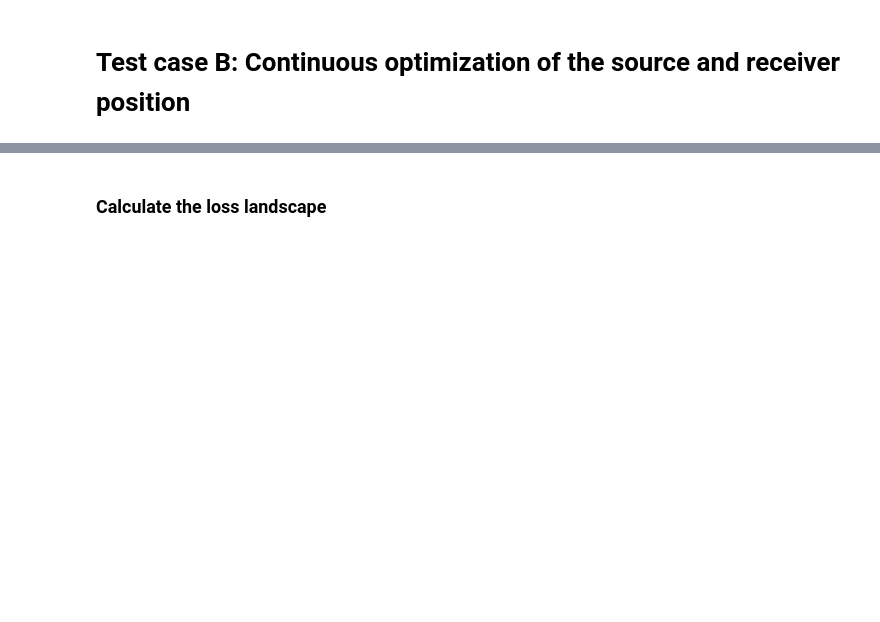
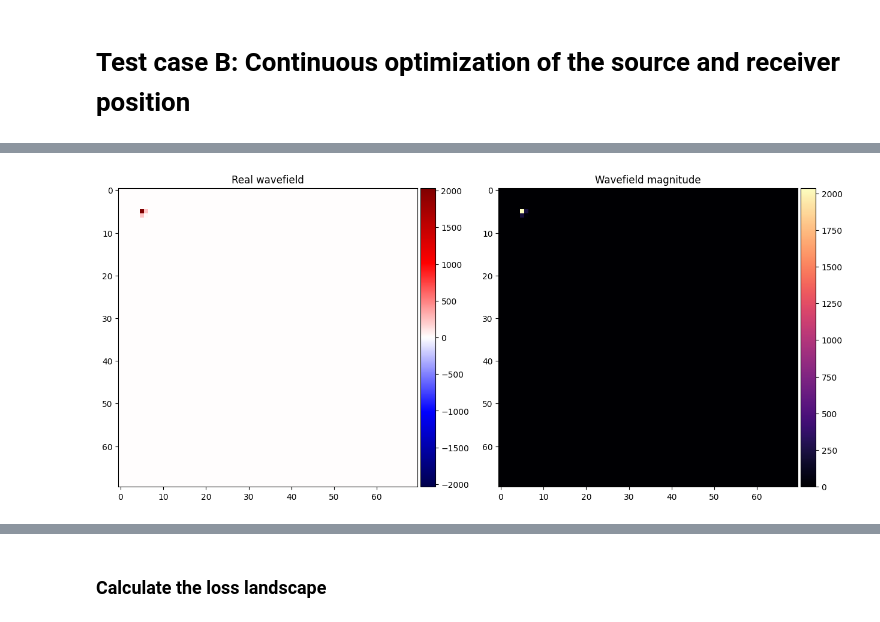
Before and after one commit to armercier/Hybrid-OED, a Jupyter notebook: src/scripts/test_case_B.ipynb, the cells around one changed output, grey strips where cells are left out. Saved outputs shown, nothing was run; the diff lists cells and outputs as text; code cells hidden in the pictures; blank space fills up the shorter version.

```diff
--- a/src/scripts/test_case_B.ipynb
+++ b/src/scripts/test_case_B.ipynb
@@ -49,0 +32,64 @@ _ = display_complex_field(src)
+# %%
+x = N[0]//2 + 0.01
+y = N[1]//2 + 0.01
+src_coord = jnp.array([[y, x]]).astype(jnp.float32)
+# receiver_coords = jnp.array([[8.1, 28.1]]).astype(jnp.float32)
+# receiver_coords = jnp.array([[8.1, 2*28.1]]).astype(jnp.float32)
+
+def generate_2D_gridded_src_rec_positions(N=(70, 70), num_sources=20, num_receivers=10):
+    """
+    Generate a 2D grid of positions for sources and receivers with more sources than receivers,
+    arranged in a staggered grid. The offset between a source and a receiver is half the source spacing.
+
+    Parameters:
+    - N: Tuple[int, int], dimensions of the 2D grid (Nx, Ny).
+    - num_sources: int, number of source positions along each axis.
+    - num_receivers: int, number of receiver positions along each axis.
+
+    Returns:
+    - src_coords: jnp.ndarray, source positions as a 2D array.
+    - recv_coords: jnp.ndarray, receiver positions as a 2D array.
+    """
+    Nx, Ny = N
+
+    # Generate evenly spaced indices for sources
+    src_x = jnp.linspace(5, Nx - 5, num_sources, dtype=jnp.float32)
+    src_y = jnp.linspace(5, Ny - 5, num_sources, dtype=jnp.float32)
+
+    # Compute receiver positions with fewer points
+    recv_x = jnp.linspace(5 + (Nx - 10) / (2 * num_receivers), Nx - 5 - (Nx - 10) / (2 * num_receivers), num_receivers, dtype=jnp.float32)
+    recv_y = jnp.linspace(5 + (Ny - 10) / (2 * num_receivers), Ny - 5 - (Ny - 10) / (2 * num_receivers), num_receivers, dtype=jnp.float32)
+
+    # Create 2D grid coordinates for sources and receivers
+    src_coords = jnp.array([[x, y] for x in src_x for y in src_y], dtype=jnp.int32)
+    recv_coords = jnp.array([[x, y] for x in recv_x for y in recv_y], dtype=jnp.int32)
+
+    return src_coords, recv_coords
+
+
+src_coords_list, receiver_coords_list = generate_2D_gridded_src_rec_positions(N=(70, 70), num_sources=3, num_receivers=5)
+
+
+num_sources = src_coords_list.shape[0]
+# sensors_positions = (receiver_coords_list[:,0],receiver_coords_list[:,1])
+# sensors = Sensors(positions=sensors_positions)
+# source_positions = (src_coords_list[:,0],src_coords_list[:,1])
+
+# print(sensors_positions)
+
+src_coord = src_coords_list + 0.1
+print(src_coord)
+print(src_coord[0][0], src_coord[0][1])
+
+# many receivers
+# receiver_coords = jnp.array([[8.1, 0.125*N[1]+0.1]]).astype(jnp.float32)
+receiver_coords = receiver_coords_list + 0.1
+print(receiver_coords)
+
+# receiver_coords = jnp.array([[8.1, 0.125*N[1]+0.1],[8.1, 0.25*N[1]+0.1], [8.1, 0.5*N[1]+0.1], [8.1, 0.75*N[1]+0.1], [8.1, 0.90*N[1]+0.1],]).astype(jnp.float32)
+
+src = create_src_field(N, src_coord[0][0], src_coord[0][1], domain, omega)
+
+# Plotting
+_ = display_complex_field(src)
+# %% [output]
@@ -50,3 +113,4 @@ _ = display_complex_field(src)
+[figure, added]
 # %%
 # load data1.npy
 model = np.load('model1.npy')
```
Also changed, not shown: parts of 15 cells of this notebook, 1 other file.
